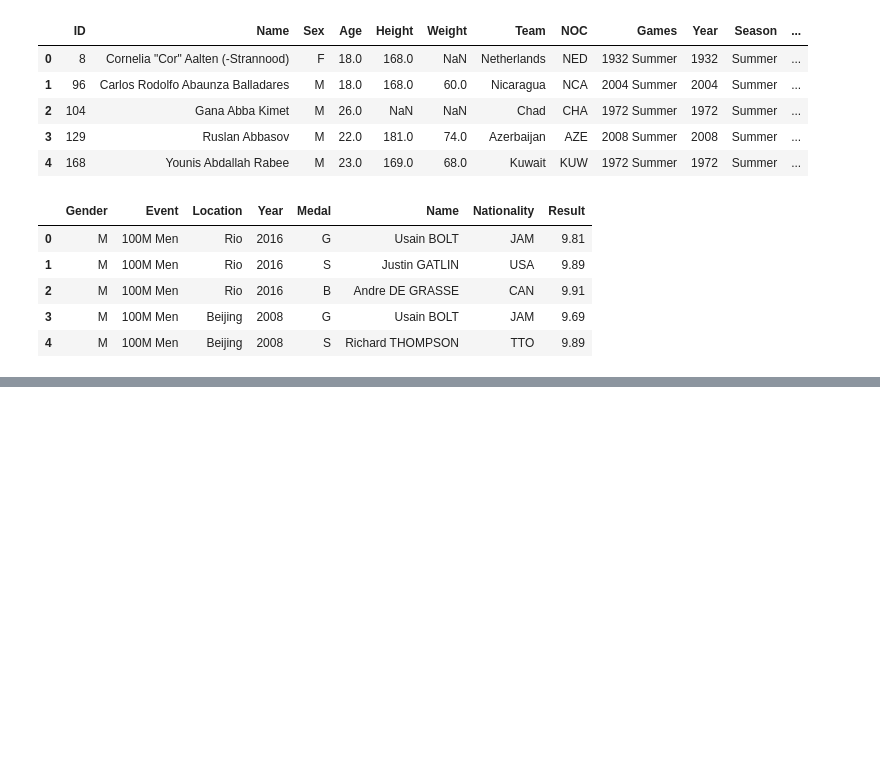
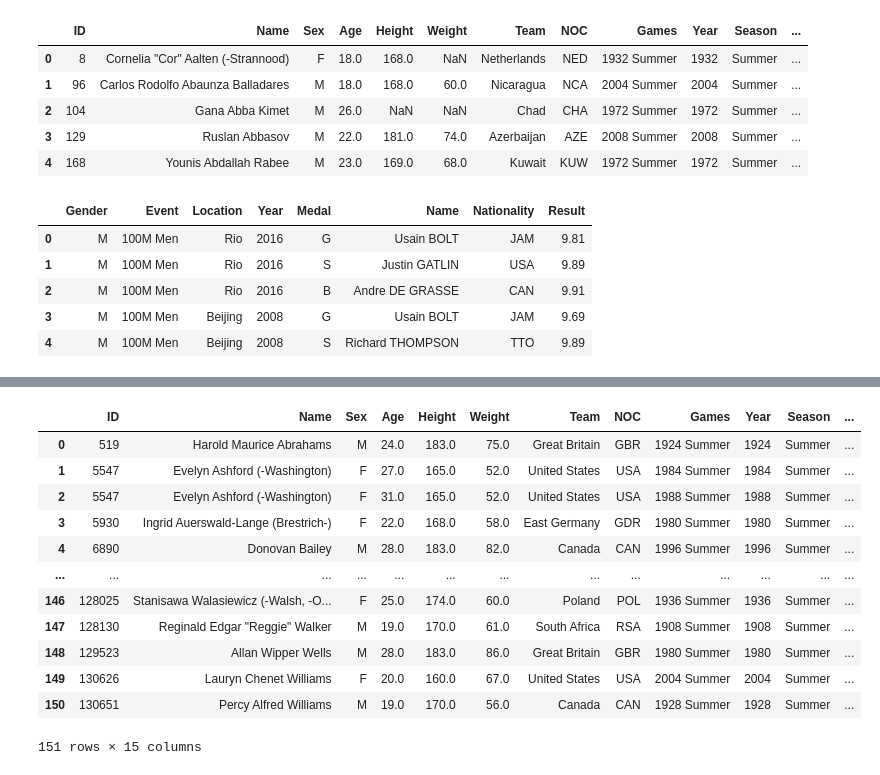
Before and after one commit to jmejiasb/viu_act2, a Jupyter notebook: 04EPPY_Act02(1).ipynb, the cells around one changed output, grey strips where cells are left out. Saved outputs shown, nothing was run; the diff lists cells and outputs as text; code cells hidden in the pictures; blank space fills up the shorter version.

```diff
--- a/04EPPY_Act02(1).ipynb
+++ b/04EPPY_Act02(1).ipynb
@@ -363,11 +364,11 @@ Para obtener la edad, sexo, peso, altura y el tiempo de los atletas se deben uni
 #Se filtran de los dos dataset olympic_track_field y olympic_history los participantes de 100 metros lisos
 #Para obtener los filtros con los que filtrar cada dataset, busque a mano como estaban escrito en cada uno
 
-athletes_100_meters= olympic_history[(olympic_history["Event"].str.contains("Athletics Men's 100 metres")) |
-                                             (olympic_history["Event"].str.contains("Athletics Women's 100 metres"))].reset_index(drop=True)
+athletes_100_meters= olympic_history[(olympic_history["Event"] =="Athletics Men's 100 metres") |
+                                     (olympic_history["Event"] =="Athletics Women's 100 metres")].reset_index(drop=True)
 
-results_100_meters = olympic_track_field[(olympic_track_field["Event"].str.contains("100M Men")) |
-                                             (olympic_track_field["Event"].str.contains("100M Women"))].reset_index(drop=True)
+results_100_meters = olympic_track_field[(olympic_track_field["Event"] == "100M Men") |
+                                         (olympic_track_field["Event"] == "100M Women")].reset_index(drop=True)
 # %%
 athletes_100_meters.head(5)
 # %% [output]
@@ -443,4 +389,0 @@ El dataframe results_100_meters solo tiene los tiempos de los atletas que tuvier
-# %%
-athletes_100_meters = athletes_100_meters[athletes_100_meters["Medal"].notna()]
-
-athletes_100_meters
@@ -460,0 +390,19 @@ athletes_100_meters
+# %%
+#Solo tenemos el tiempo de los ganadores de medalla, asi que se eliminan los participantes que no tienen medalla en athletes_100_meters
+athletes_100_meters = athletes_100_meters[athletes_100_meters["Medal"].notnull()].reset_index(drop=True)
+
+athletes_100_meters
+# %% [output]
+|  | ID | Name | Sex | Age | Height | Weight | Team | NOC | Games | Year | Season | ... |
+| 0 | 519 | Harold Maurice Abrahams | M | 24.0 | 183.0 | 75.0 | Great Britain | GBR | 1924 Summer | 1924 | Summer | ... |
+| 1 | 5547 | Evelyn Ashford (-Washington) | F | 27.0 | 165.0 | 52.0 | United States | USA | 1984 Summer | 1984 | Summer | ... |
+| 2 | 5547 | Evelyn Ashford (-Washington) | F | 31.0 | 165.0 | 52.0 | United States | USA | 1988 Summer | 1988 | Summer | ... |
+| 3 | 5930 | Ingrid Auerswald-Lange (Brestrich-) | F | 22.0 | 168.0 | 58.0 | East Germany | GDR | 1980 Summer | 1980 | Summer | ... |
+| 4 | 6890 | Donovan Bailey | M | 28.0 | 183.0 | 82.0 | Canada | CAN | 1996 Summer | 1996 | Summer | ... |
+| ... | ... | ... | ... | ... | ... | ... | ... | ... | ... | ... | ... | ... |
+| 146 | 128025 | Stanisawa Walasiewicz (-Walsh, -O... | F | 25.0 | 174.0 | 60.0 | Poland | POL | 1936 Summer | 1936 | Summer | ... |
+| 147 | 128130 | Reginald Edgar "Reggie" Walker | M | 19.0 | 170.0 | 61.0 | South Africa | RSA | 1908 Summer | 1908 | Summer | ... |
+| 148 | 129523 | Allan Wipper Wells | M | 28.0 | 183.0 | 86.0 | Great Britain | GBR | 1980 Summer | 1980 | Summer | ... |
+| 149 | 130626 | Lauryn Chenet Williams | F | 20.0 | 160.0 | 67.0 | United States | USA | 2004 Summer | 2004 | Summer | ... |
+| 150 | 130651 | Percy Alfred Williams | M | 19.0 | 170.0 | 56.0 | Canada | CAN | 1928 Summer | 1928 | Summer | ... |
+151 rows × 15 columns
```
Also changed, not shown: parts of 27 cells of this notebook, 3 other files.
